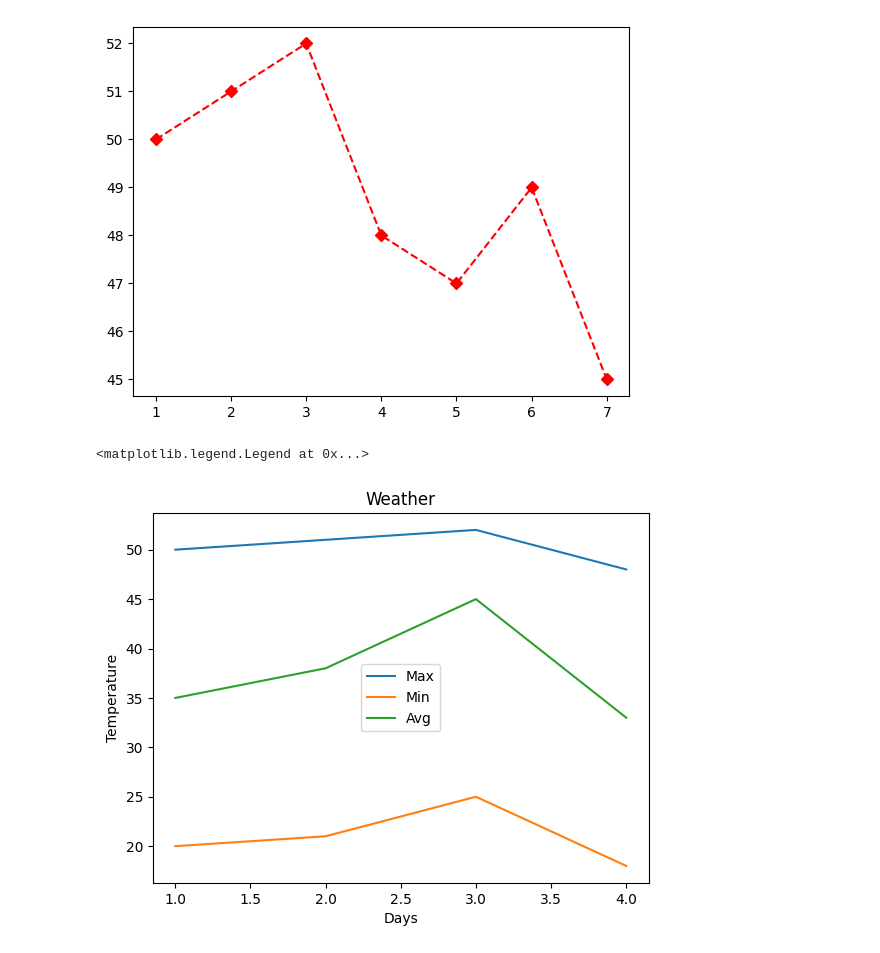
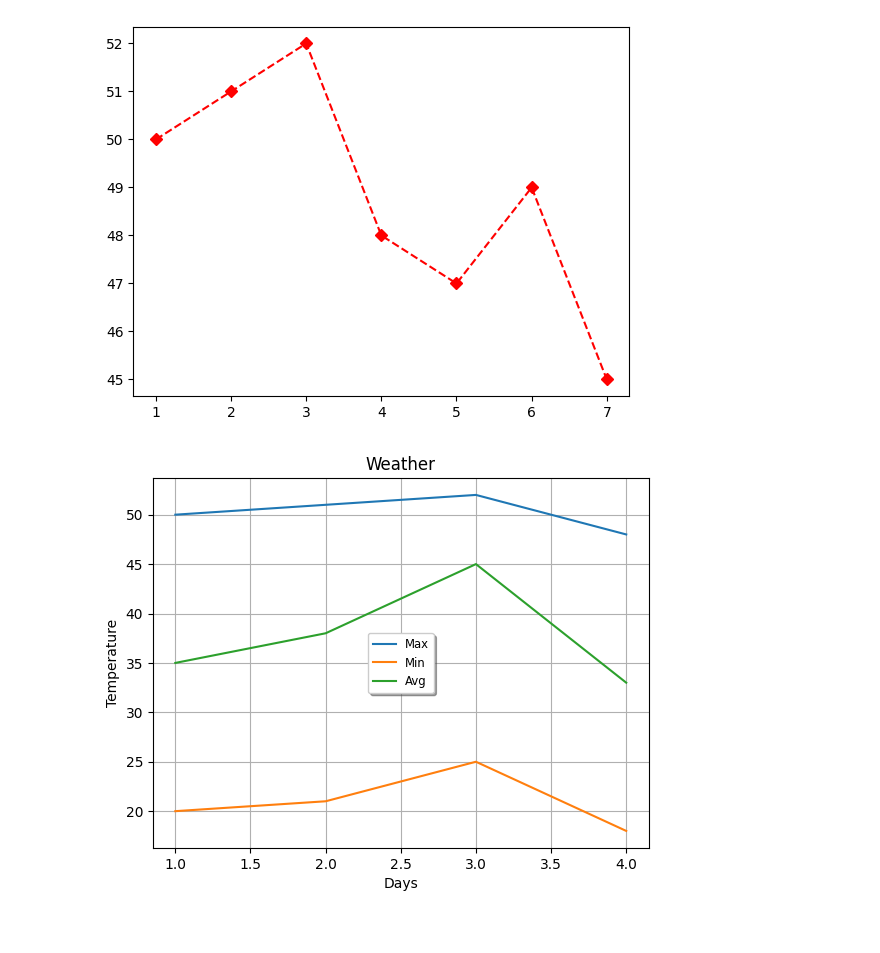
Before and after one commit to naween321/learning-ml, a Jupyter notebook: matplotlib/plot.ipynb, the cells around one changed output. Drawn from its saved outputs; the diff is of its cells as text; code cells hidden in the pictures.

```diff
--- a/matplotlib/plot.ipynb
+++ b/matplotlib/plot.ipynb
@@ -35,11 +35,11 @@ avg = [35, 38, 45, 33]
 # %%
 plt.xlabel("Days")
 plt.ylabel("Temperature")
 plt.title("Weather")
 plt.plot(days, max_t, label="Max")
 plt.plot(days, min_t, label="Min")
 plt.plot(days, avg, label="Avg")
-plt.legend(loc="best")
+plt.legend(loc="best", fontsize="small", shadow=True)
+plt.grid()
 # %% [output]
-<matplotlib.legend.Legend at 0x...>
-[figure, old version]
+[figure, new version]
```
Also changed, not shown: 1 other file.
